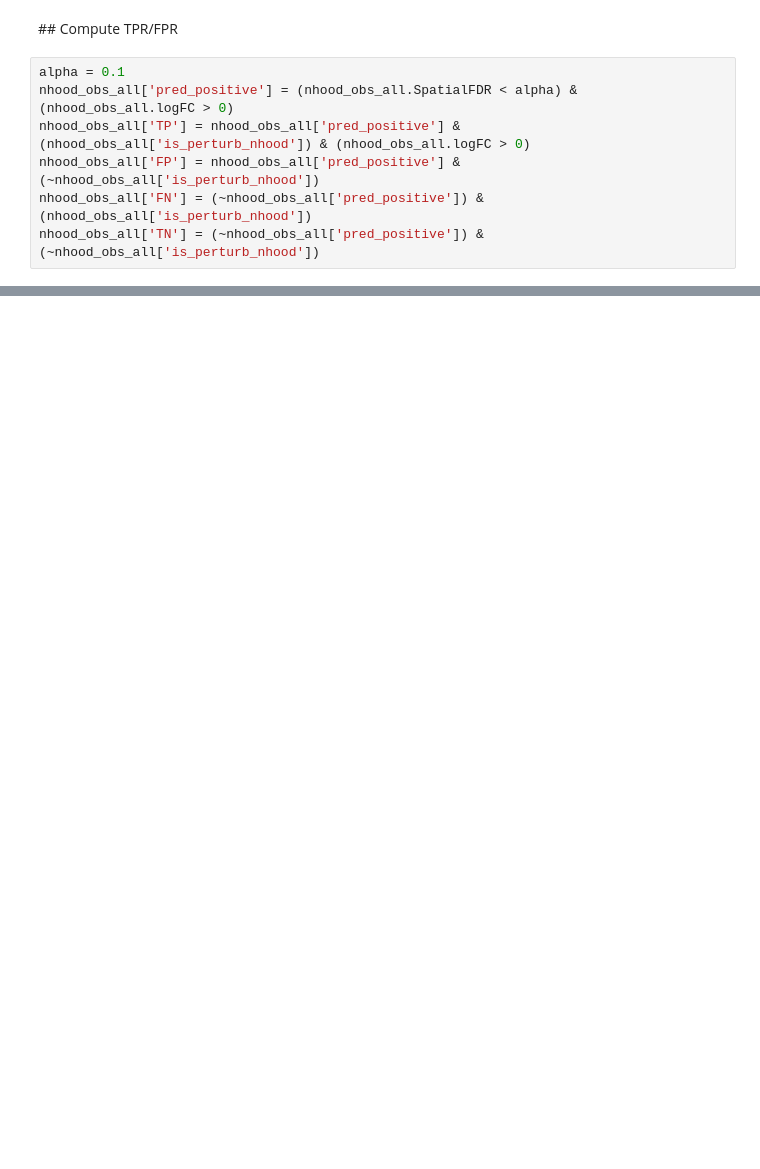
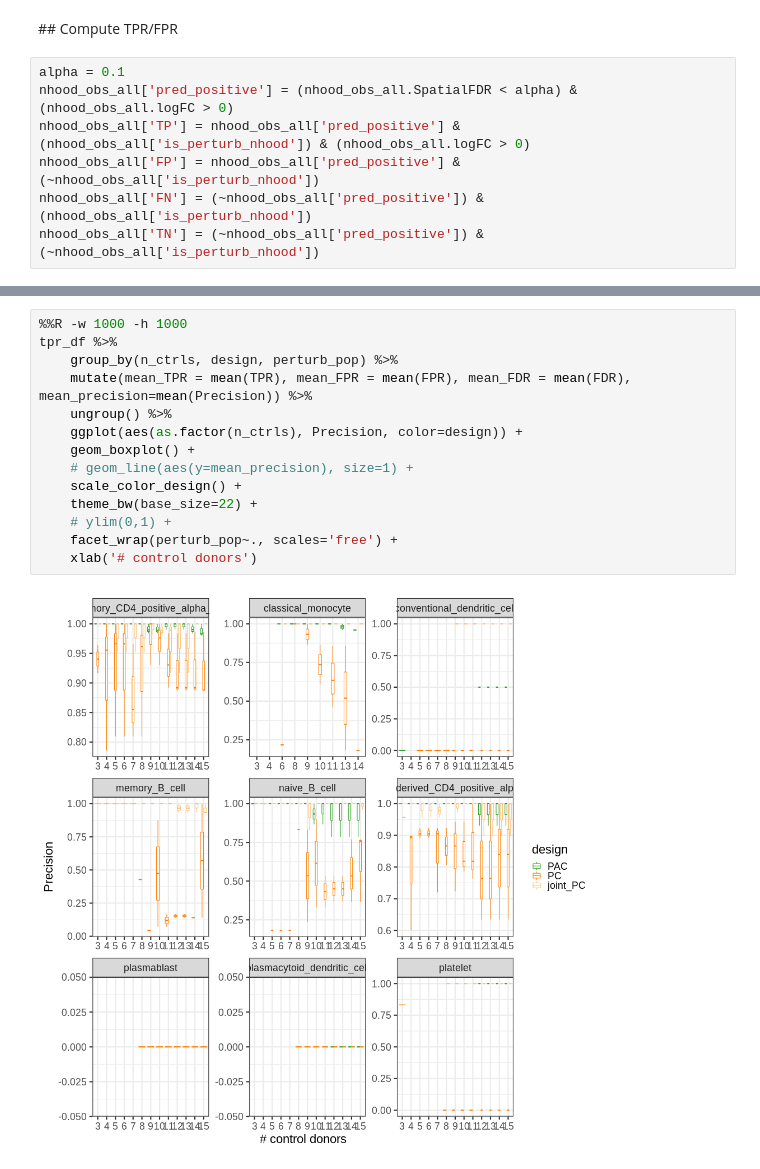
Before and after one commit to MarioniLab/oor_design_reproducibility, a Jupyter notebook: notebooks/ctrl_size_comparison.ipynb, the cells around one changed output, grey strips where cells are left out. Drawn from its saved outputs; the diff is of its cells as text; blank space fills up the shorter version.

```diff
--- a/notebooks/ctrl_size_comparison.ipynb
+++ b/notebooks/ctrl_size_comparison.ipynb
@@ -323,0 +333,16 @@ plot_layout(guides='collect')
+# %%
+%%R -w 1000 -h 1000
+tpr_df %>%
+    group_by(n_ctrls, design, perturb_pop) %>%
+    mutate(mean_TPR = mean(TPR), mean_FPR = mean(FPR), mean_FDR = mean(FDR), mean_precision=mean(Precision)) %>%
+    ungroup() %>%
+    ggplot(aes(as.factor(n_ctrls), Precision, color=design)) +
+    geom_boxplot() +
+    # geom_line(aes(y=mean_precision), size=1) +
+    scale_color_design() +
+    theme_bw(base_size=22) +
+    # ylim(0,1) +
+    facet_wrap(perturb_pop~., scales='free') +
+    xlab('# control donors')
+# %% [output]
+[figure, added]
```
Also changed, not shown: parts of 15 cells of this notebook, 4 other files.
